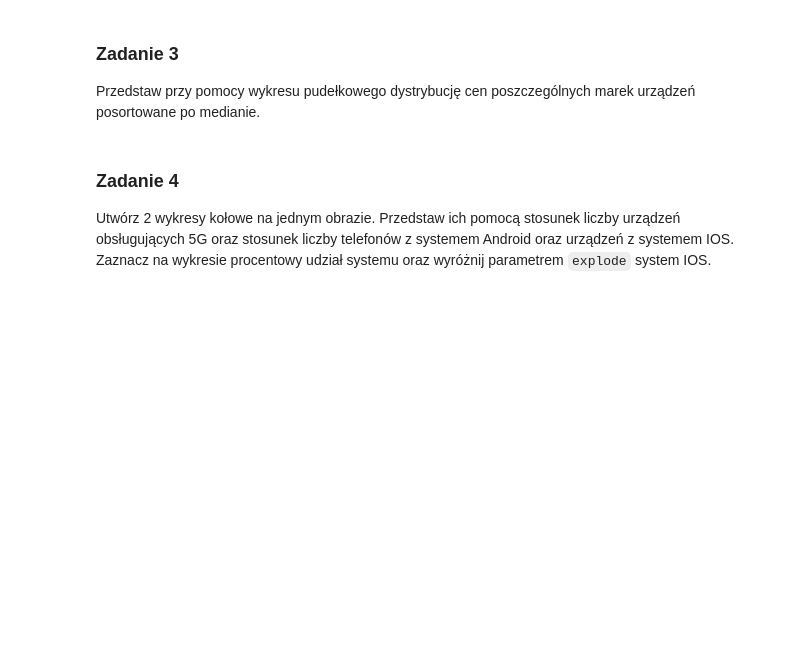
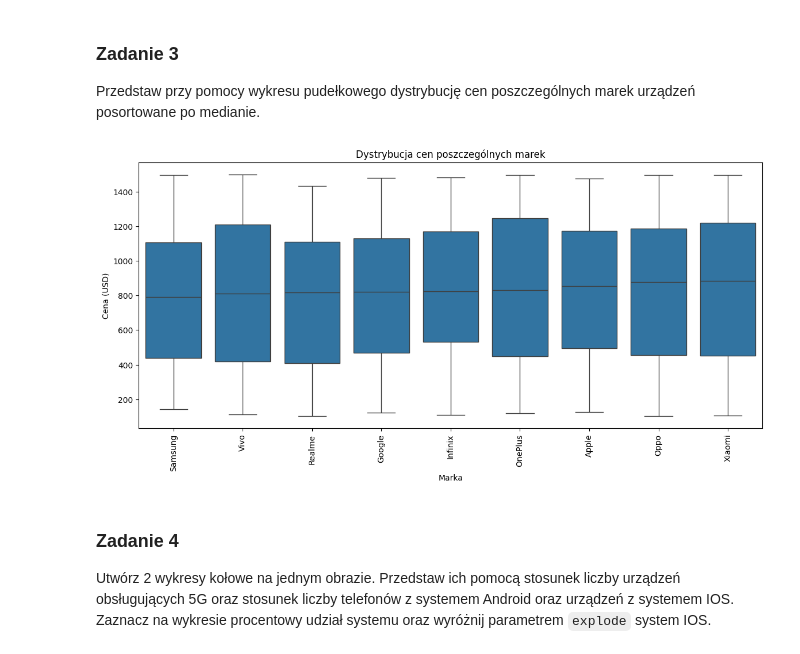
Before and after one commit to piotreuszxx/PwAD, a Jupyter notebook: lab04/PiotrPrzymus_127902_sprawozdanie_lab04.ipynb, the cells around one changed output. Drawn from its saved outputs; the diff is of its cells as text; code cells hidden in the pictures; blank space fills up the shorter version.

```diff
--- a/lab04/PiotrPrzymus_127902_sprawozdanie_lab04.ipynb
+++ b/lab04/PiotrPrzymus_127902_sprawozdanie_lab04.ipynb
@@ -81,17 +86,17 @@ plt.show()
 ### Zadanie 3
 Przedstaw przy pomocy wykresu pudełkowego dystrybucję cen poszczególnych marek urządzeń posortowane po medianie.
 # %%
-# TODO: Task 3
-# Wykres pudełkowy cen poszczególnych marek posortowany po medianie
 medians = df.groupby('brand')['price_usd'].median().sort_values()
 order = medians.index
 plt.figure(figsize=(14,6))
 sns.boxplot(data=df, x='brand', y='price_usd', order=order)
-plt.title("Dystrybucja cen poszczególnych marek (posortowane po medianie)")
+plt.title("Dystrybucja cen poszczególnych marek")
 plt.xlabel("Marka")
 plt.ylabel("Cena (USD)")
 plt.xticks(rotation=90)
 plt.show()
+# %% [output]
+[figure, added]
 # %% [markdown]
 ### Zadanie 4
 Utwórz 2 wykresy kołowe na jednym obrazie. Przedstaw ich pomocą stosunek liczby urządzeń obsługujących 5G oraz stosunek liczby telefonów z systemem Android oraz urządzeń z systemem IOS. Zaznacz na wykresie procentowy udział systemu oraz wyróżnij parametrem `explode` system IOS.
```
Also changed, not shown: parts of 5 cells of this notebook, 1 other file.
